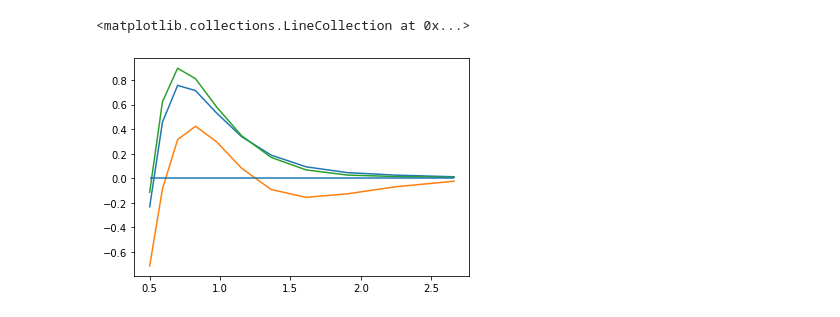
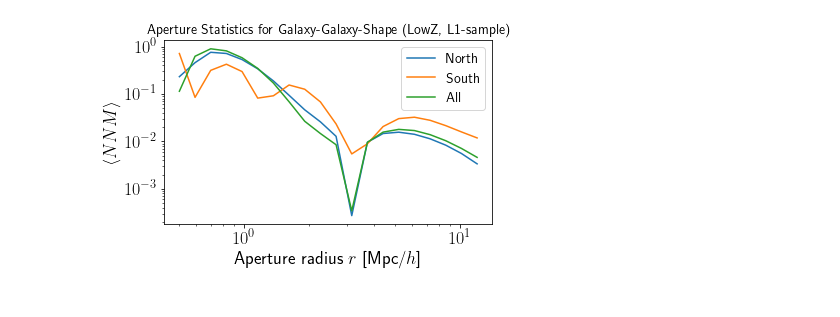
Before and after one commit to llinke1/G3LConGPU, a Jupyter notebook: LowZ/test.ipynb, the cells around one changed output. Drawn from its saved outputs; the diff is of its cells as text; code cells hidden in the pictures.

Commit message:
Plot changes and added JN tiles

```diff
--- a/LowZ/test.ipynb
+++ b/LowZ/test.ipynb
@@ -6,12 +61,18 @@ north=np.loadtxt("measurements/NNMap/north.N2Map.dat")
 south=np.loadtxt("measurements/NNMap/south.N2Map.dat")
 all=np.loadtxt("measurements/NNMap/all.N2Map.dat")
 # %%
-#plt.yscale('log')
-#plt.xscale('log')
-plt.plot(north[:,0], north[:,3])
-plt.plot(south[:,0], south[:,3])
-plt.plot(all[:,0], all[:,3])
-plt.hlines(0, min(north[:,0]), max(north[:,0]))
+fig, ax=plt.subplots()
+
+ax.set_yscale('log')
+ax.set_xscale('log')
+ax.plot(north[:,0], np.abs(north[:,3]), label='North')
+ax.plot(south[:,0], np.abs(south[:,3]), label='South')
+ax.plot(all[:,0], np.abs(all[:,3]), label='All')
+
+ax.hlines(0, min(north[:,0]), max(north[:,0]), color='k')
+ax.set_xlabel(r"Aperture radius $r$ [Mpc/$h$]")
+ax.set_ylabel(r"$\langle NNM \rangle$")
+
+finalizePlot(ax, "Aperture Statistics for Galaxy-Galaxy-Shape (LowZ, L1-sample)")
 # %% [output]
-<matplotlib.collections.LineCollection at 0x...>
-[figure, old version]
+[figure, new version]
```
Also changed, not shown: parts of 12 cells of this notebook, 6 other files.
